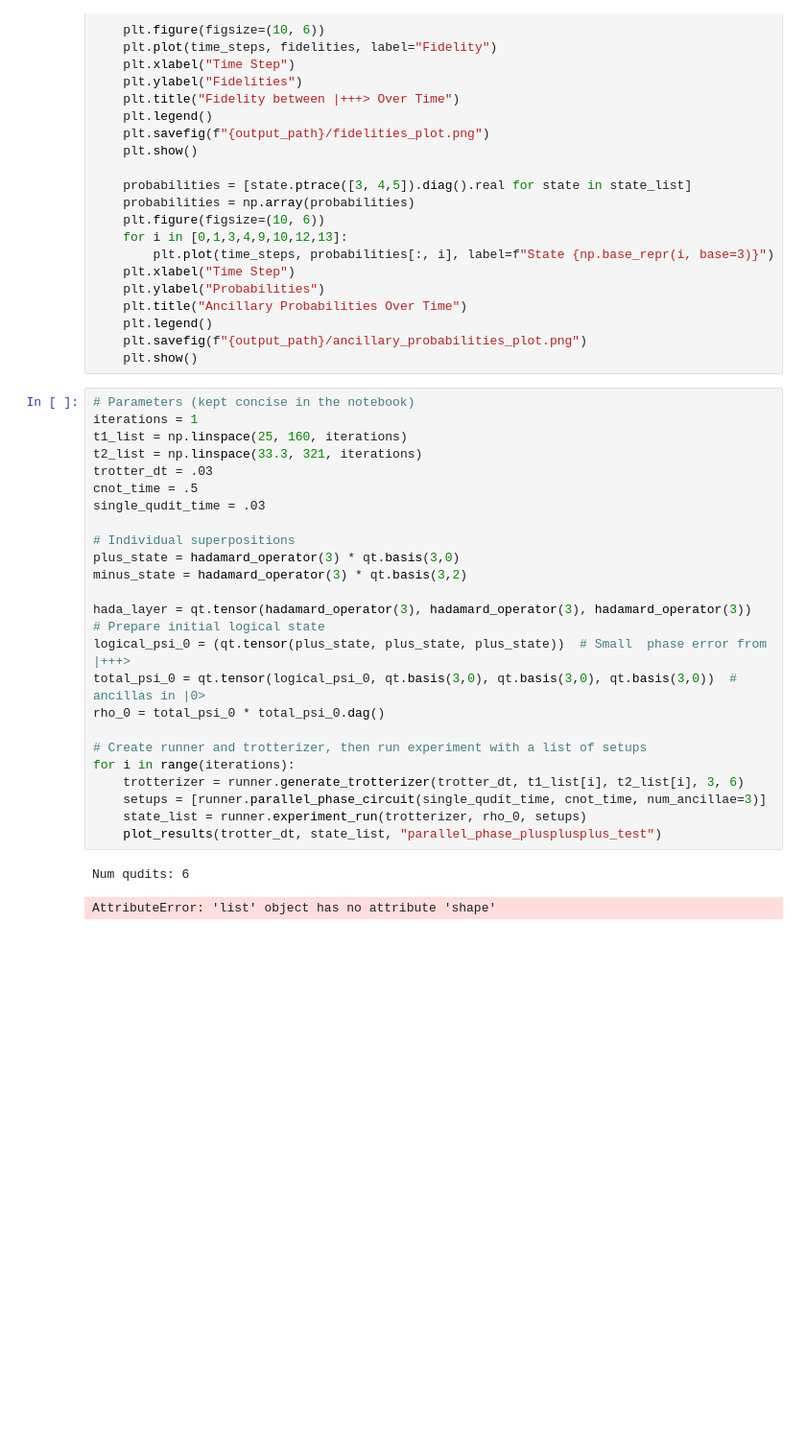
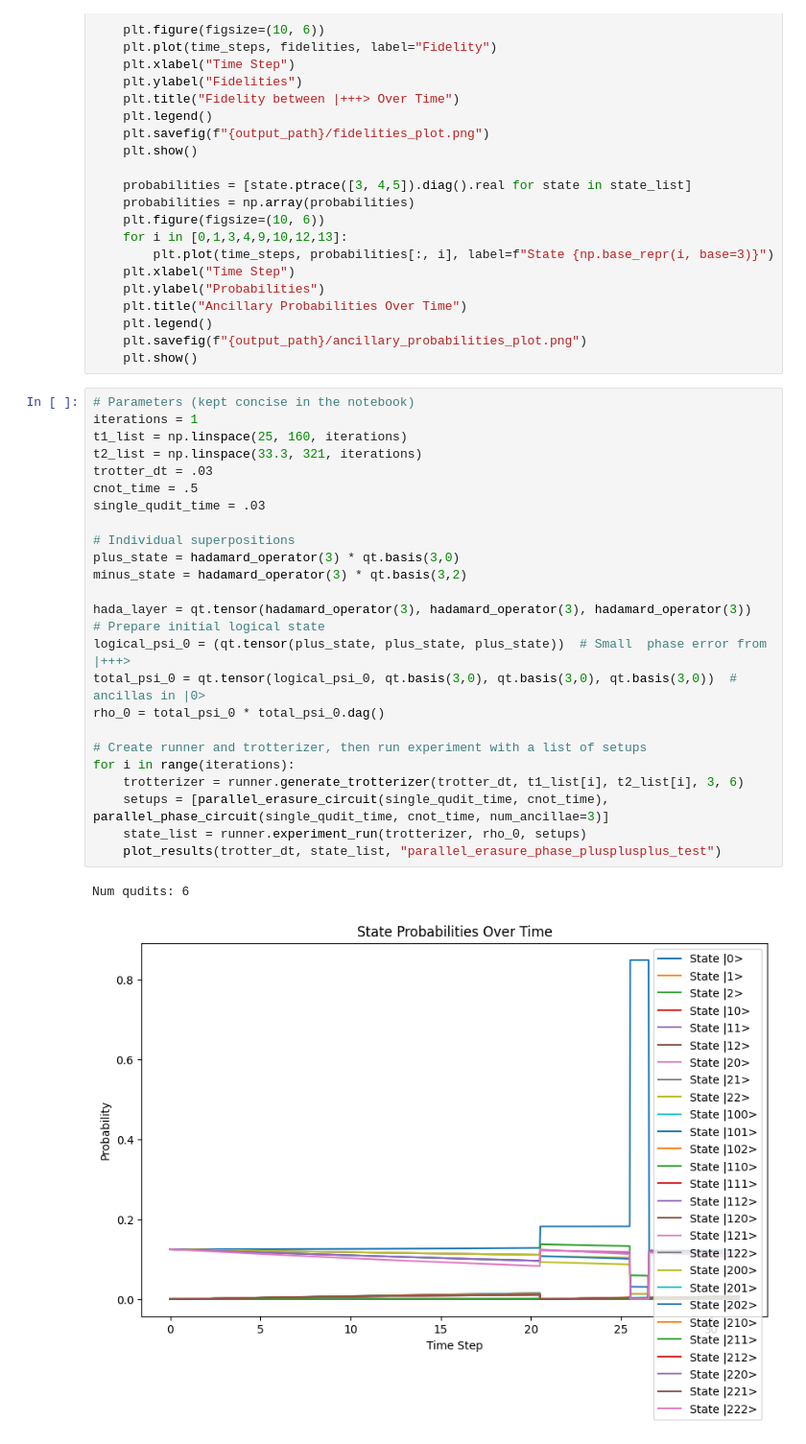
Before and after one commit to Wrn13/QuantumLogicalSimulator, a Jupyter notebook: src/notebooks/stabilizer_comparison.ipynb, the cells around one changed output. Shown at 96% size. Cells and saved outputs as stored; diff of their text form; blank space fills up the shorter version.

```diff
--- a/src/notebooks/stabilizer_comparison.ipynb
+++ b/src/notebooks/stabilizer_comparison.ipynb
@@ -94,28 +98,28 @@ def plot_results(trotter_dt: float, state_list: List[qt.Qobj], output_path: str)
 # %%
 # Parameters (kept concise in the notebook)
 iterations = 1
 t1_list = np.linspace(25, 160, iterations)
 t2_list = np.linspace(33.3, 321, iterations)
 trotter_dt = .03
 cnot_time = .5
 single_qudit_time = .03
 
 # Individual superpositions
 plus_state = hadamard_operator(3) * qt.basis(3,0)
 minus_state = hadamard_operator(3) * qt.basis(3,2)
 
 hada_layer = qt.tensor(hadamard_operator(3), hadamard_operator(3), hadamard_operator(3))
 # Prepare initial logical state
 logical_psi_0 = (qt.tensor(plus_state, plus_state, plus_state))  # Small  phase error from |+++>
 total_psi_0 = qt.tensor(logical_psi_0, qt.basis(3,0), qt.basis(3,0), qt.basis(3,0))  # ancillas in |0>
 rho_0 = total_psi_0 * total_psi_0.dag()
 
 # Create runner and trotterizer, then run experiment with a list of setups
 for i in range(iterations):
     trotterizer = runner.generate_trotterizer(trotter_dt, t1_list[i], t2_list[i], 3, 6)
-    setups = [runner.parallel_phase_circuit(single_qudit_time, cnot_time, num_ancillae=3)]
+    setups = [parallel_erasure_circuit(single_qudit_time, cnot_time), parallel_phase_circuit(single_qudit_time, cnot_time, num_ancillae=3)]
     state_list = runner.experiment_run(trotterizer, rho_0, setups)
-    plot_results(trotter_dt, state_list, "parallel_phase_plusplusplus_test")
+    plot_results(trotter_dt, state_list, "parallel_erasure_phase_plusplusplus_test")
 # %% [output]
 Num qudits: 6
-AttributeError: 'list' object has no attribute 'shape'
+[figure, added]
```
Also changed, not shown: parts of 3 cells of this notebook, 25 other files.
